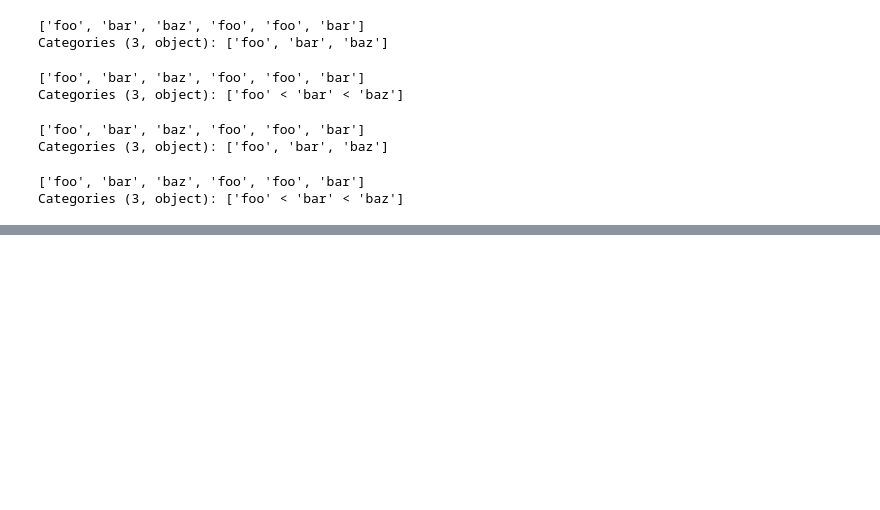
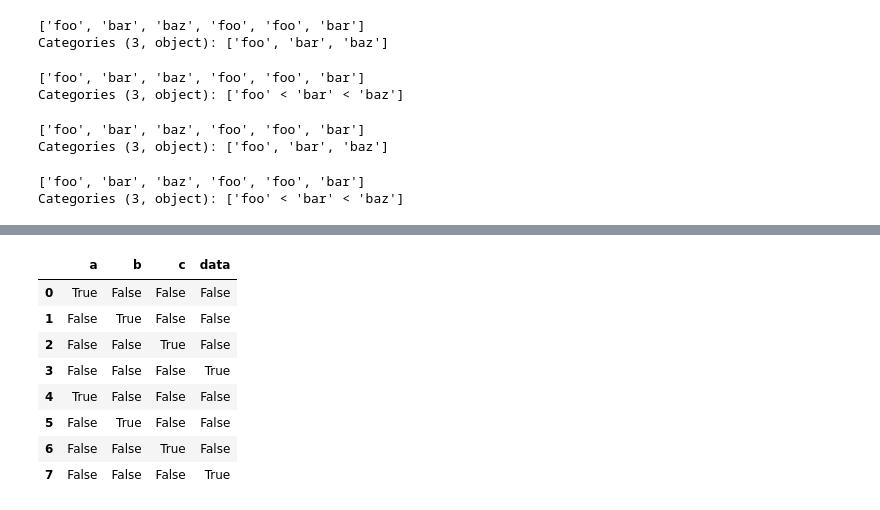
Before and after one commit to x-neon-nexus-o/Data_Science_MasterClass, a Jupyter notebook: Numpy and Pandas and Data Visualization with Analysis/Data Cleaning and Preparation.ipynb, the cells around one changed output, grey strips where cells are left out. Cells and saved outputs as stored; diff of their text form; code cells hidden in the pictures; blank space fills up the shorter version.

Commit message:
Concluded Data Cleaning and Preparation with Categorical Data Types

```diff
--- a/Numpy and Pandas and Data Visualization with Analysis/Data Cleaning and Preparation.ipynb
+++ b/Numpy and Pandas and Data Visualization with Analysis/Data Cleaning and Preparation.ipynb
@@ -1563,0 +1741,2 @@ Categories (3, object): ['foo' < 'bar' < 'baz']
+# %%
+cat_s=pd.Series(["a","b","c","data"]*2,dtype="category")
@@ -1563,0 +1756,12 @@ Categories (3, object): ['foo' < 'bar' < 'baz']
+# %%
+pd.get_dummies(cat_s)
+# %% [output]
+|  | a | b | c | data |
+| 0 | True | False | False | False |
+| 1 | False | True | False | False |
+| 2 | False | False | True | False |
+| 3 | False | False | False | True |
+| 4 | True | False | False | False |
+| 5 | False | True | False | False |
+| 6 | False | False | True | False |
+| 7 | False | False | False | True |
```
Also changed, not shown: parts of 68 cells of this notebook.
